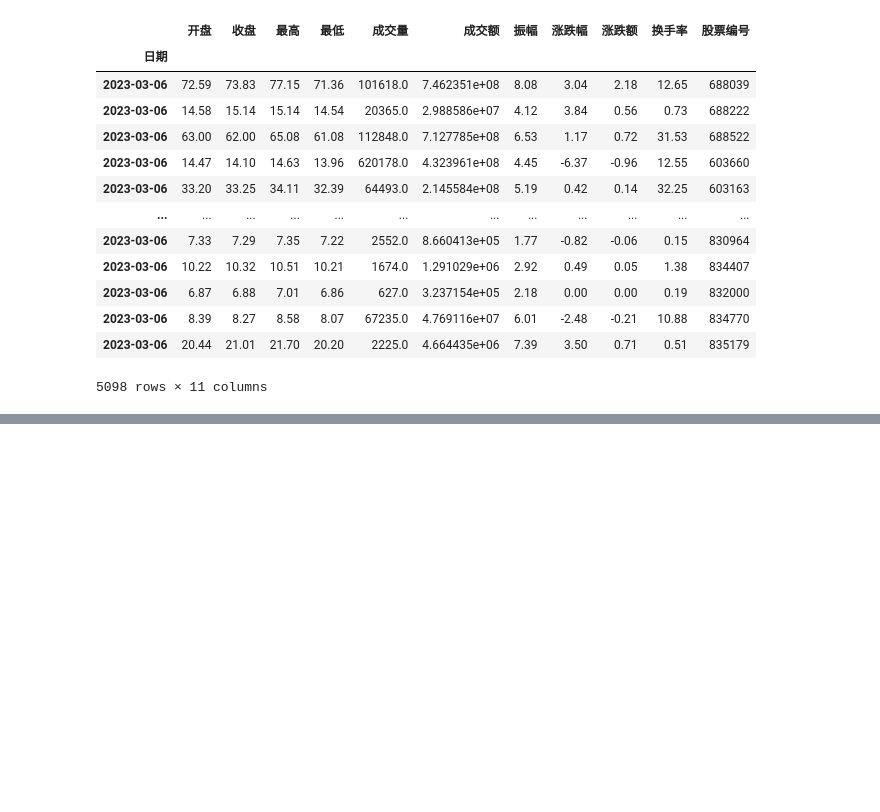
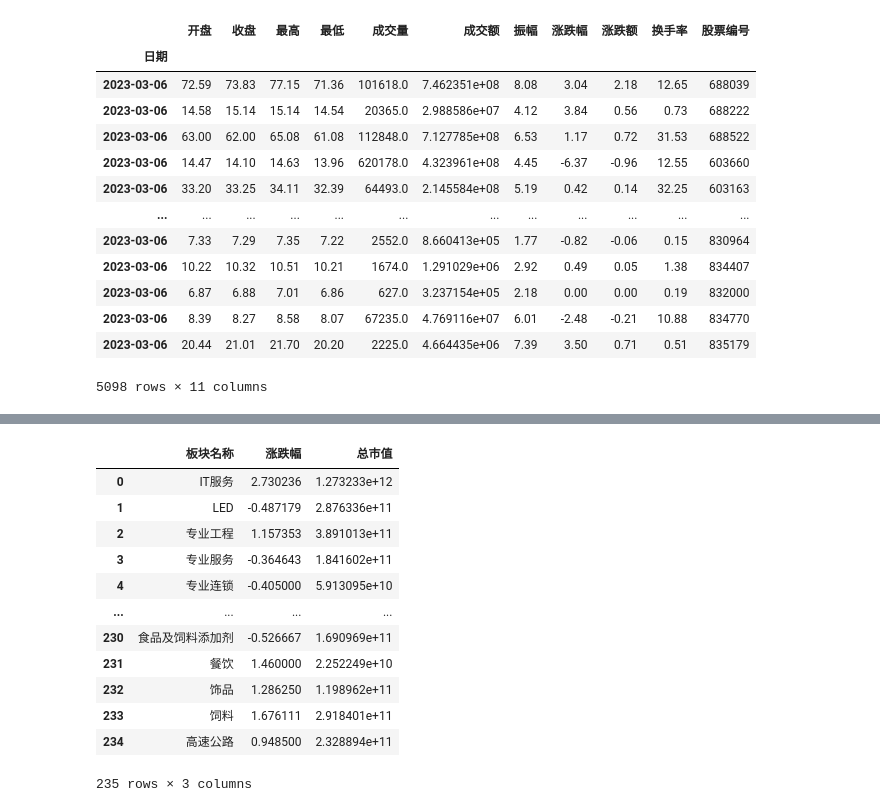
Before and after one commit to minikiller/streamlit-project, a Jupyter notebook: example/example.ipynb, the cells around one changed output, grey strips where cells are left out. Drawn from its saved outputs; the diff is of its cells as text; code cells hidden in the pictures; blank space fills up the shorter version.

```diff
--- a/example/example.ipynb
+++ b/example/example.ipynb
@@ -55,0 +81,7 @@ df.loc["2023-03-06"]
+# %%
+import pandas as pd
+value = pd.read_csv(
+    "../data/总股本.csv", index_col=0, dtype={"代码": object})
+value_dict = value['总股本'].to_dict()
+value_dict['688018']
+# value_dict
@@ -55,0 +148,17 @@ df.loc["2023-03-06"]
+# %%
+result.reset_index(inplace=True)
+result
+# %% [output]
+|  | 板块名称 | 涨跌幅 | 总市值 |
+| 0 | IT服务 | 2.730236 | 1.273233e+12 |
+| 1 | LED | -0.487179 | 2.876336e+11 |
+| 2 | 专业工程 | 1.157353 | 3.891013e+11 |
+| 3 | 专业服务 | -0.364643 | 1.841602e+11 |
+| 4 | 专业连锁 | -0.405000 | 5.913095e+10 |
+| ... | ... | ... | ... |
+| 230 | 食品及饲料添加剂 | -0.526667 | 1.690969e+11 |
+| 231 | 餐饮 | 1.460000 | 2.252249e+10 |
+| 232 | 饰品 | 1.286250 | 1.198962e+11 |
+| 233 | 饲料 | 1.676111 | 2.918401e+11 |
+| 234 | 高速公路 | 0.948500 | 2.328894e+11 |
+235 rows × 3 columns
```
Also changed, not shown: parts of 21 cells of this notebook, 7 other files.
